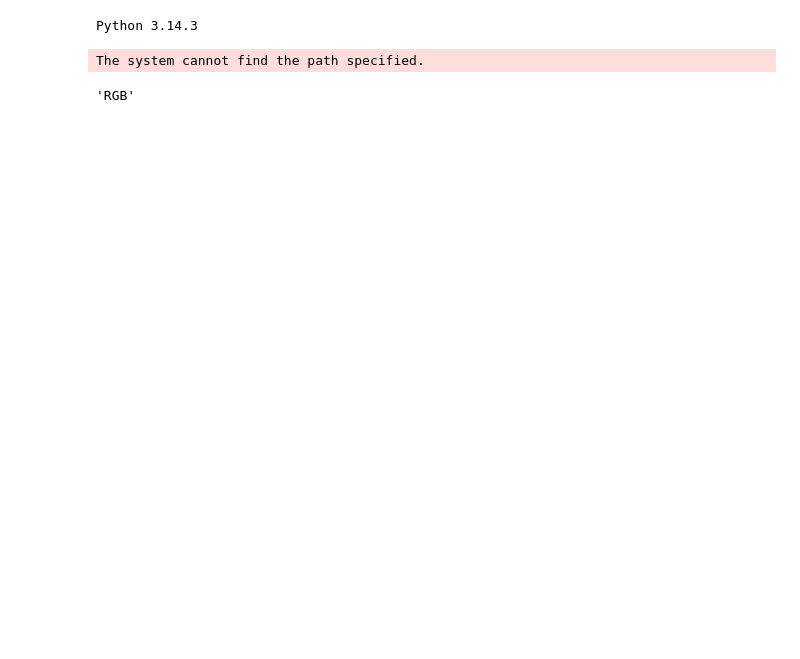
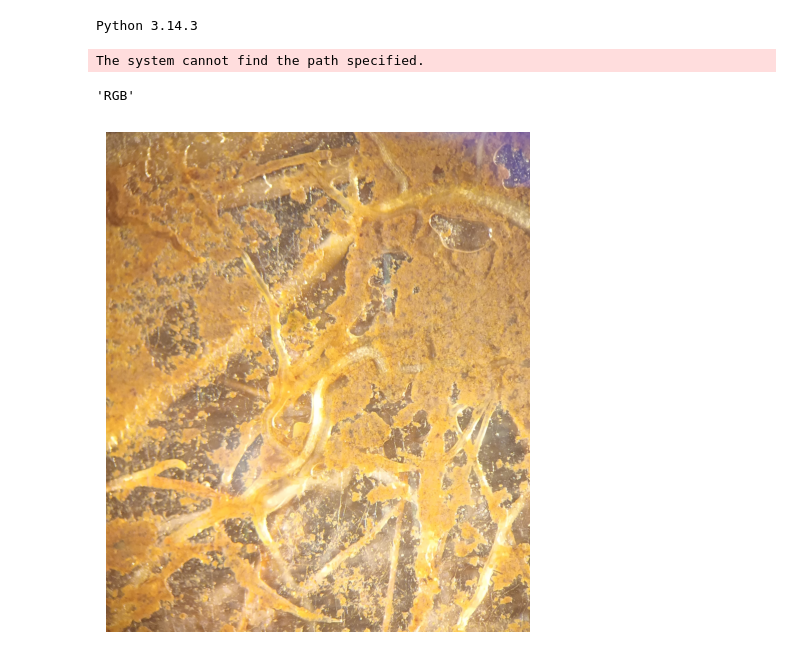
Before and after one commit to anoban/wsu, a Jupyter notebook: semseg/legume_root_analyses/garage.ipynb, the cells around one changed output. Drawn from its saved outputs; the diff is of its cells as text; code cells hidden in the pictures; blank space fills up the shorter version.

```diff
--- a/semseg/legume_root_analyses/garage.ipynb
+++ b/semseg/legume_root_analyses/garage.ipynb
@@ -16,5 +17,13 @@ roots = Image.open(r"./20260312_103230.jpg")
 roots.mode # RGB is good
 # %% [output]
 'RGB'
+# %%
+fig, axes = plt.subplots()
+fig.set_size_inches(5.5, 6.5)
+axes.imshow(roots)
+axes.set_axis_off()
+plt.show()
+# %% [output]
+[figure, added]
 # %%
 roots = np.array(roots)
```
Also changed, not shown: parts of 10 cells of this notebook, 3 other files.
